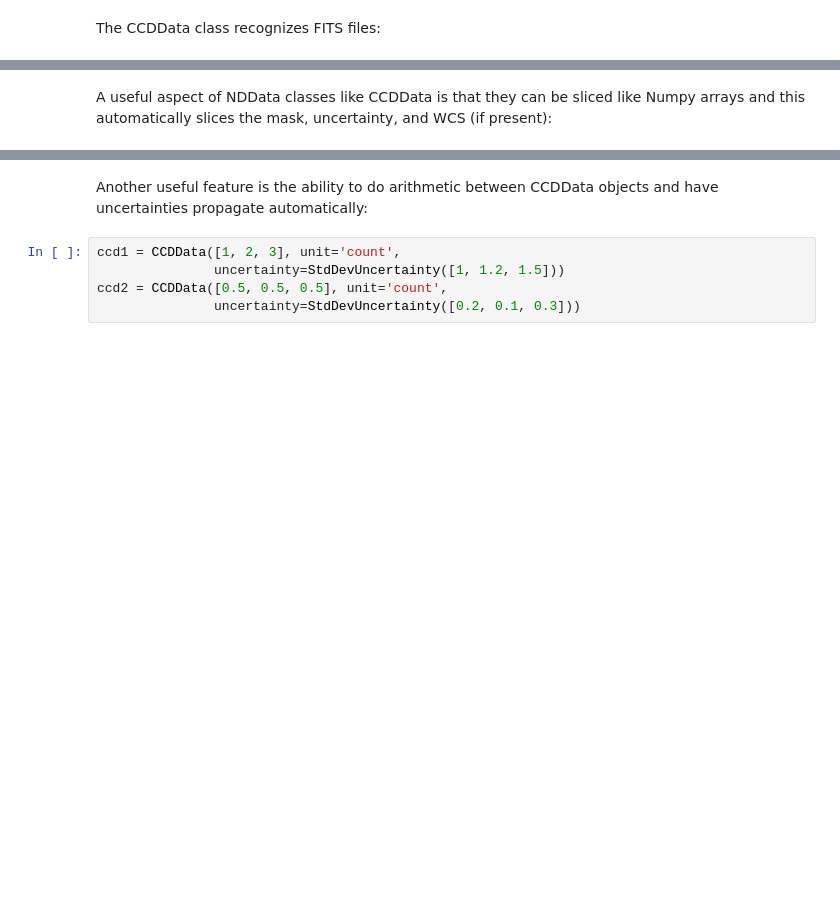
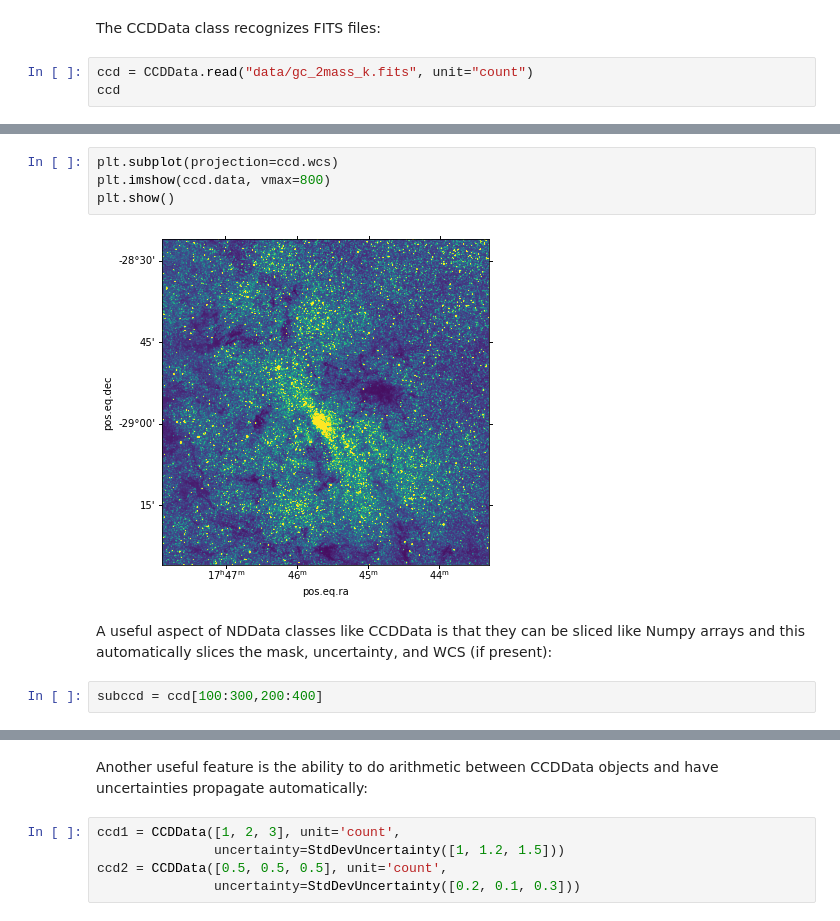
Before and after one commit to bsipocz/ASTR597, a Jupyter notebook: astropy_notebooks/09-nddata.ipynb, the cells around one changed output, grey strips where cells are left out. Cells and saved outputs as stored; diff of their text form; blank space fills up the shorter version.

```diff
--- a/astropy_notebooks/09-nddata.ipynb
+++ b/astropy_notebooks/09-nddata.ipynb
@@ -56,2 +95,5 @@ For now, NDData is just a data container, so it does not have useful methods on
 # %% [markdown]
 The CCDData class recognizes FITS files:
+# %%
+ccd = CCDData.read("data/gc_2mass_k.fits", unit="count")
+ccd
@@ -58,2 +114,10 @@ The CCDData class recognizes FITS files:
+# %%
+plt.subplot(projection=ccd.wcs)
+plt.imshow(ccd.data, vmax=800)
+plt.show()
+# %% [output]
+[figure, added]
 # %% [markdown]
 A useful aspect of NDData classes like CCDData is that they can be sliced like Numpy arrays and this automatically slices the mask, uncertainty, and WCS (if present):
+# %%
+subccd = ccd[100:300,200:400]
```
Also changed, not shown: parts of 22 cells of this notebook.
